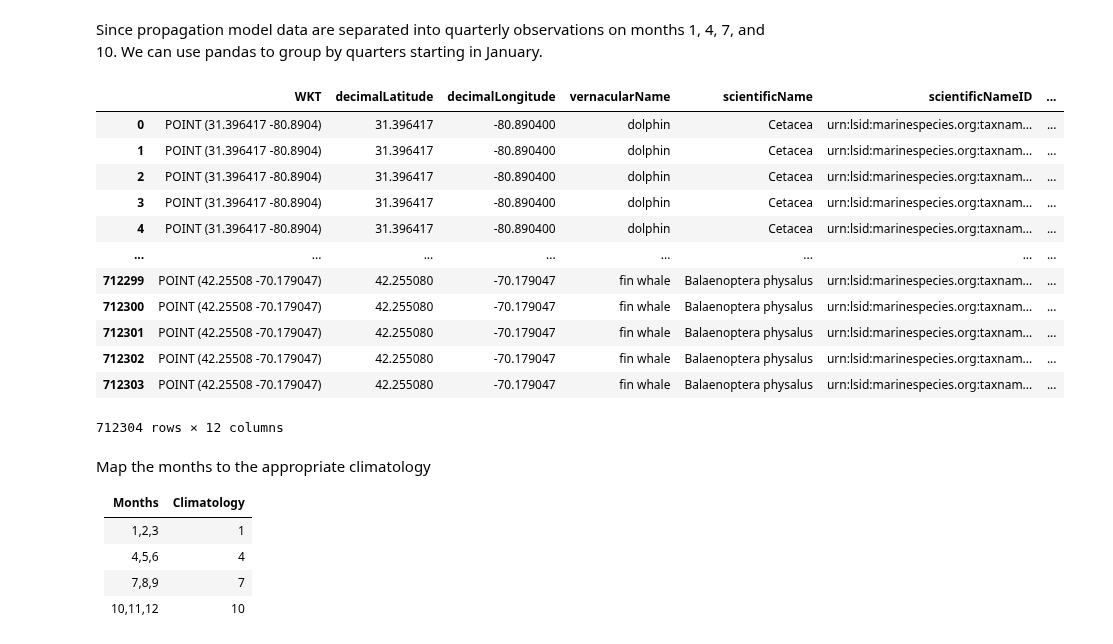
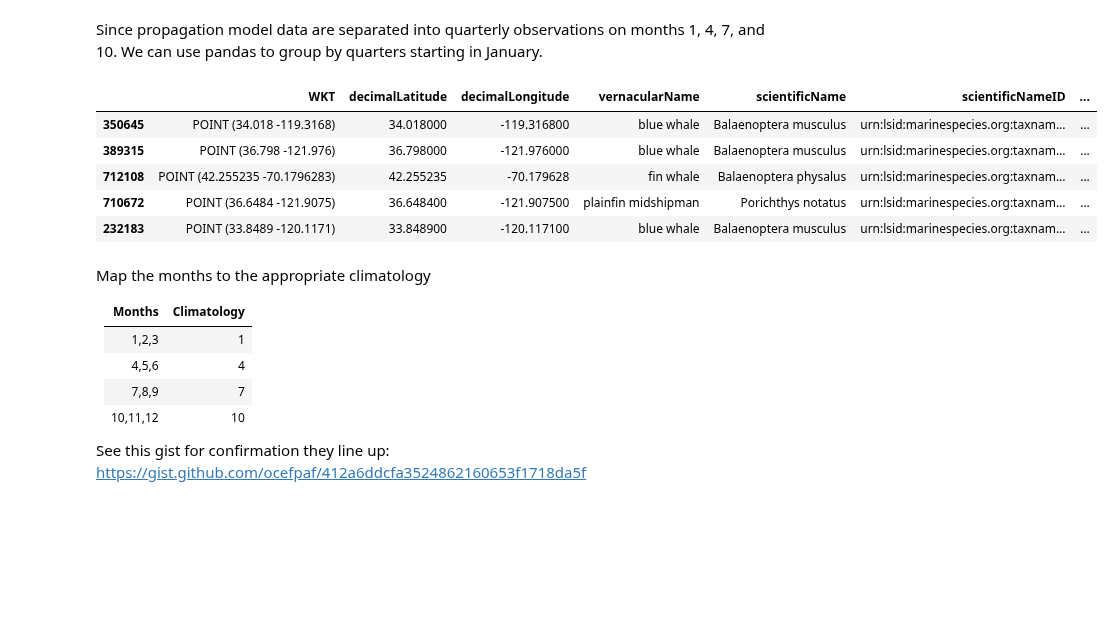
Before and after one commit to ioos/bio_data_guide, a Jupyter notebook: datasets/SanctSound/sound_propagation_processing.ipynb, the cells around one changed output. Drawn from its saved outputs; the diff is of its cells as text; code cells hidden in the pictures; blank space fills up the shorter version.

```diff
--- a/datasets/SanctSound/sound_propagation_processing.ipynb
+++ b/datasets/SanctSound/sound_propagation_processing.ipynb
@@ -308,25 +275,16 @@ Since propagation model data are separated into quarterly observations on months
 # %%
 df_occur['eventDate'] = pd.to_datetime(df_occur['eventDate'])
 
-df_occur['month'] = df_occur['eventDate'].apply(lambda x: int(x.strftime('%m')))
-
 df_occur['site'] = df_occur['occurrenceID'].str.split("_",expand=True)[1]
 
-df_occur
+df_occur.sample(5)
 # %% [output]
 |  | WKT | decimalLatitude | decimalLongitude | vernacularName | scientificName | scientificNameID | ... |
-| 0 | POINT (31.396417 -80.8904) | 31.396417 | -80.890400 | dolphin | Cetacea | urn:lsid:marinespecies.org:taxnam... | ... |
-| 1 | POINT (31.396417 -80.8904) | 31.396417 | -80.890400 | dolphin | Cetacea | urn:lsid:marinespecies.org:taxnam... | ... |
-| 2 | POINT (31.396417 -80.8904) | 31.396417 | -80.890400 | dolphin | Cetacea | urn:lsid:marinespecies.org:taxnam... | ... |
-| 3 | POINT (31.396417 -80.8904) | 31.396417 | -80.890400 | dolphin | Cetacea | urn:lsid:marinespecies.org:taxnam... | ... |
-| 4 | POINT (31.396417 -80.8904) | 31.396417 | -80.890400 | dolphin | Cetacea | urn:lsid:marinespecies.org:taxnam... | ... |
-| ... | ... | ... | ... | ... | ... | ... | ... |
-| 712299 | POINT (42.25508 -70.179047) | 42.255080 | -70.179047 | fin whale | Balaenoptera physalus | urn:lsid:marinespecies.org:taxnam... | ... |
-| 712300 | POINT (42.25508 -70.179047) | 42.255080 | -70.179047 | fin whale | Balaenoptera physalus | urn:lsid:marinespecies.org:taxnam... | ... |
-| 712301 | POINT (42.25508 -70.179047) | 42.255080 | -70.179047 | fin whale | Balaenoptera physalus | urn:lsid:marinespecies.org:taxnam... | ... |
-| 712302 | POINT (42.25508 -70.179047) | 42.255080 | -70.179047 | fin whale | Balaenoptera physalus | urn:lsid:marinespecies.org:taxnam... | ... |
-| 712303 | POINT (42.25508 -70.179047) | 42.255080 | -70.179047 | fin whale | Balaenoptera physalus | urn:lsid:marinespecies.org:taxnam... | ... |
+| 350645 | POINT (34.018 -119.3168) | 34.018000 | -119.316800 | blue whale | Balaenoptera musculus | urn:lsid:marinespecies.org:taxnam... | ... |
+| 389315 | POINT (36.798 -121.976) | 36.798000 | -121.976000 | blue whale | Balaenoptera musculus | urn:lsid:marinespecies.org:taxnam... | ... |
+| 712108 | POINT (42.255235 -70.1796283) | 42.255235 | -70.179628 | fin whale | Balaenoptera physalus | urn:lsid:marinespecies.org:taxnam... | ... |
+| 710672 | POINT (36.6484 -121.9075) | 36.648400 | -121.907500 | plainfin midshipman | Porichthys notatus | urn:lsid:marinespecies.org:taxnam... | ... |
+| 232183 | POINT (33.8489 -120.1171) | 33.848900 | -120.117100 | blue whale | Balaenoptera musculus | urn:lsid:marinespecies.org:taxnam... | ... |
-712304 rows × 12 columns
 # %% [markdown]
 Map the months to the appropriate climatology
 
@@ -336,3 +294,5 @@ Months | Climatology
 4,5,6 | 4
 7,8,9 | 7
 10,11,12 | 10
+
+See this gist for confirmation they line up: <https://gist.github.com/ocefpaf/412a6ddcfa3524862160653f1718da5f>
```
Also changed, not shown: parts of 11 cells of this notebook.
